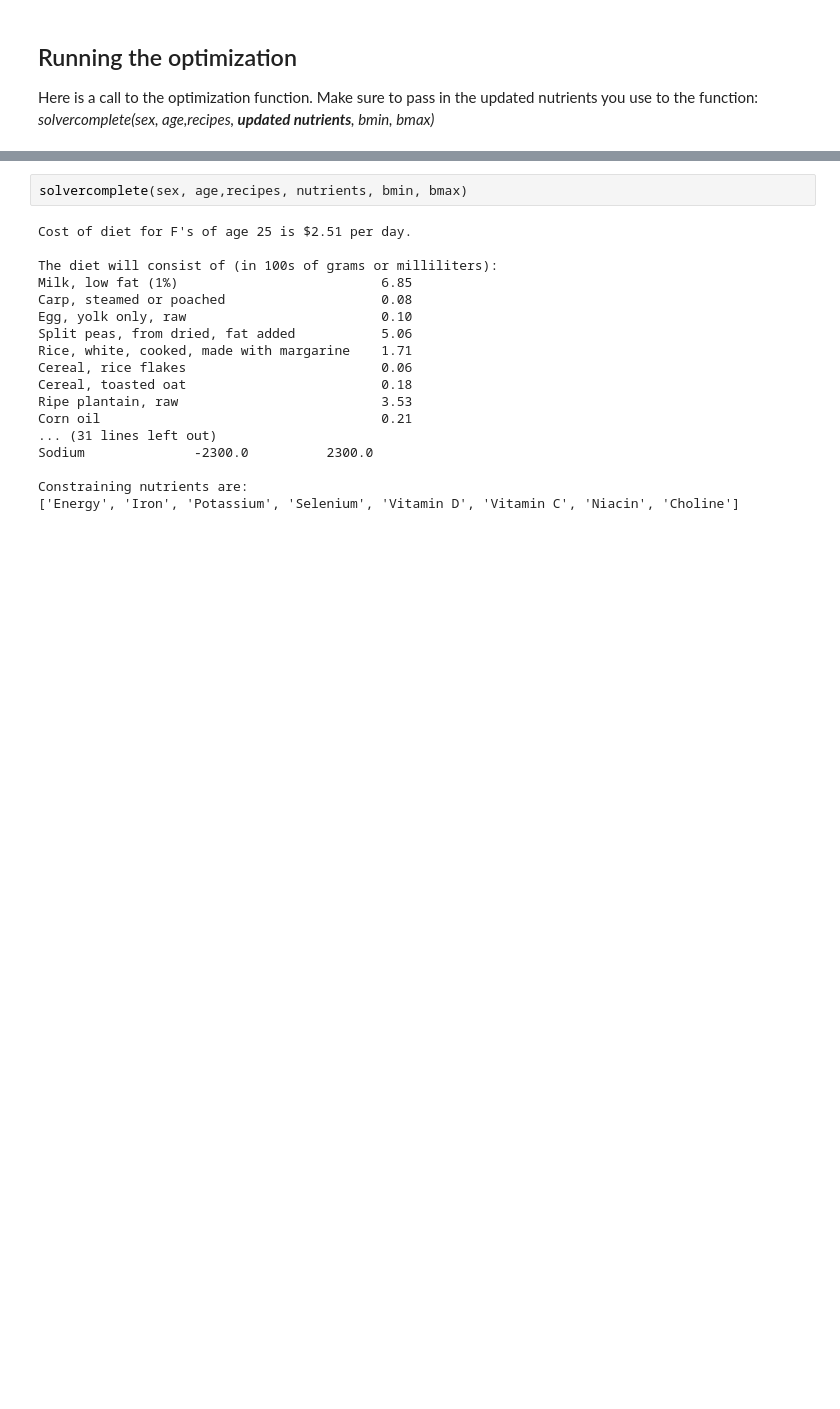
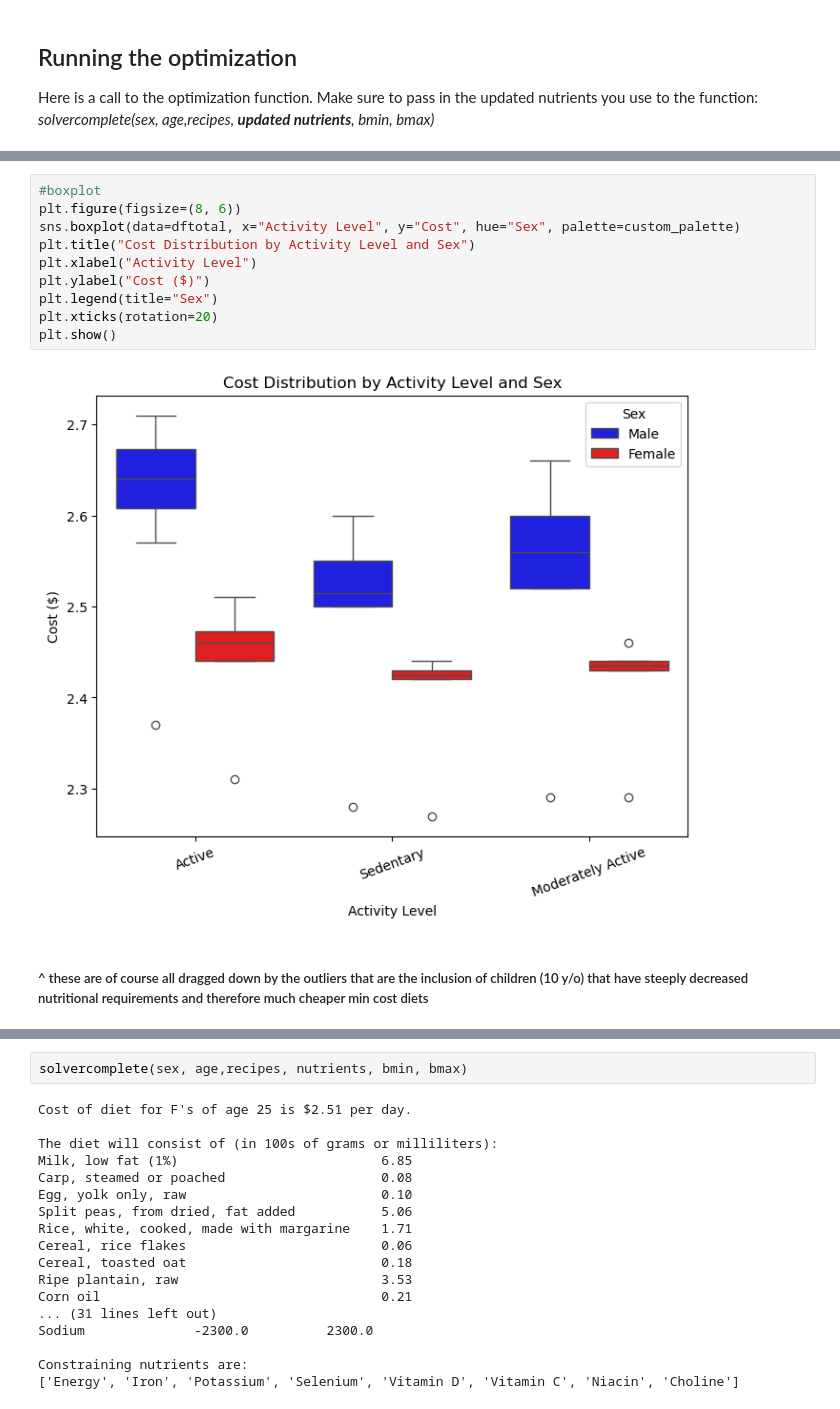
Before and after one commit to jjjunsu/EEP-153-Project-2, a Jupyter notebook: Elan-analysis.ipynb, the cells around one changed output, grey strips where cells are left out. Drawn from its saved outputs; the diff is of its cells as text; blank space fills up the shorter version.

```diff
--- a/Elan-analysis.ipynb
+++ b/Elan-analysis.ipynb
@@ -207,3 +496,17 @@ Constraining nutrients are:
+# %%
+#boxplot
+plt.figure(figsize=(8, 6))
+sns.boxplot(data=dftotal, x="Activity Level", y="Cost", hue="Sex", palette=custom_palette)
+plt.title("Cost Distribution by Activity Level and Sex")
+plt.xlabel("Activity Level")
+plt.ylabel("Cost ($)")
+plt.legend(title="Sex")
+plt.xticks(rotation=20)
+plt.show()
+# %% [output]
+[figure, added]
+# %% [markdown]
+##### ^ these are of course all dragged down by the outliers that are the inclusion of children (10 y/o) that have steeply decreased nutritional requirements and therefore much cheaper min cost diets
 # %%
 print(f"Execution time: {end_time - start_time:.2f} seconds")
 print(ages)
```
Also changed, not shown: parts of 30 cells of this notebook, 1 other file.
